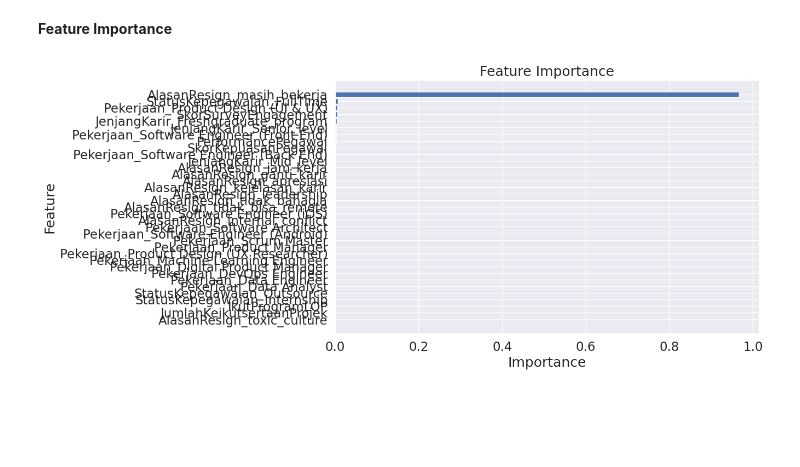
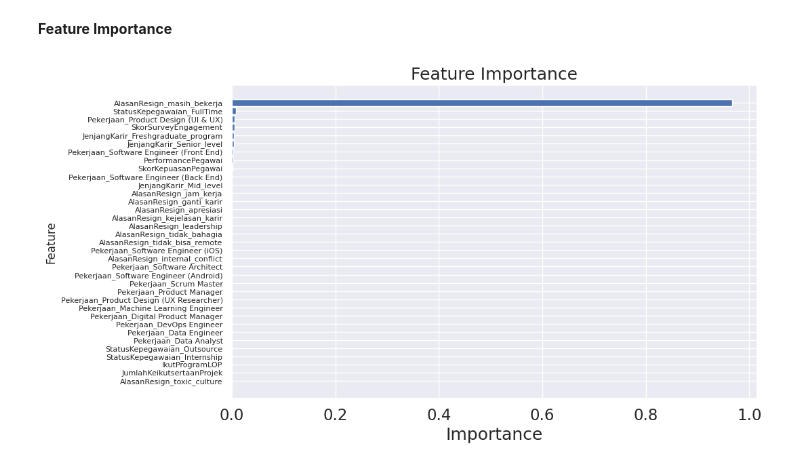
Before and after one commit to pwirap/-Improving-Employee-Retention-by-Predicting-Employee-Attrition-Using-Machine-Learning, a Jupyter notebook: PHILIPUS_Improving_Employee_Retention_by_Predicting_Employee_Attrition_Using_Machine_Learning.ipynb, the cells around one changed output. Cells and saved outputs as stored; diff of their text form; code cells hidden in the pictures; blank space fills up the shorter version.

```diff
--- a/PHILIPUS_Improving_Employee_Retention_by_Predicting_Employee_Attrition_Using_Machine_Learning.ipynb
+++ b/PHILIPUS_Improving_Employee_Retention_by_Predicting_Employee_Attrition_Using_Machine_Learning.ipynb
@@ -763,34 +800,35 @@ plt.show()
 # %%
 from xgboost import XGBClassifier
 import matplotlib.pyplot as plt
 
 # Buat dan latih model XGBoost
 xg_tuned = XGBClassifier()
 xg_tuned.fit(X_train, y_train)
 
 # Prediksi
 y_pred = xg_tuned.predict(X_test)
 y_train_pred = xg_tuned.predict(X_train)
 
 # Tampilkan feature importance
 feature_importance = xg_tuned.feature_importances_
 feature_names = X_train.columns
 
 # Buat dataframe untuk feature importance
 feature_importance_df = pd.DataFrame({'Feature': feature_names, 'Importance': feature_importance})
 feature_importance_df = feature_importance_df.sort_values(by='Importance', ascending=False)
 
 # Buat grafik feature importance
 plt.figure(figsize=(10, 6))
 plt.barh(feature_importance_df['Feature'], feature_importance_df['Importance'])
 plt.xlabel('Importance')
-plt.ylabel('Feature')
+plt.ylabel('Feature',fontsize=12)
+plt.yticks(fontsize=8)
 plt.title('Feature Importance')
 plt.gca().invert_yaxis()  # Untuk mengurutkan dari yang tertinggi ke terendah
 
 plt.show()
 # %% [output]
-[figure, old version]
+[figure, new version]
 # %%
 data_eda_new_resgin = data_eda[data_eda["resign_flag"] == 1]
 
```
Also changed, not shown: parts of 11 cells of this notebook.
